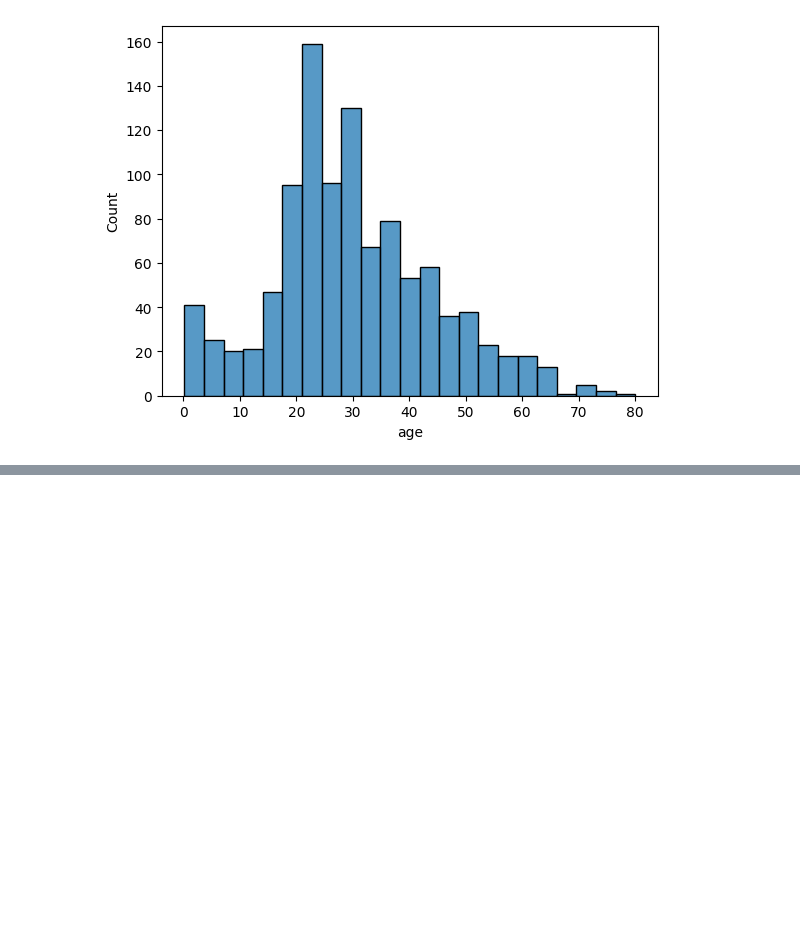
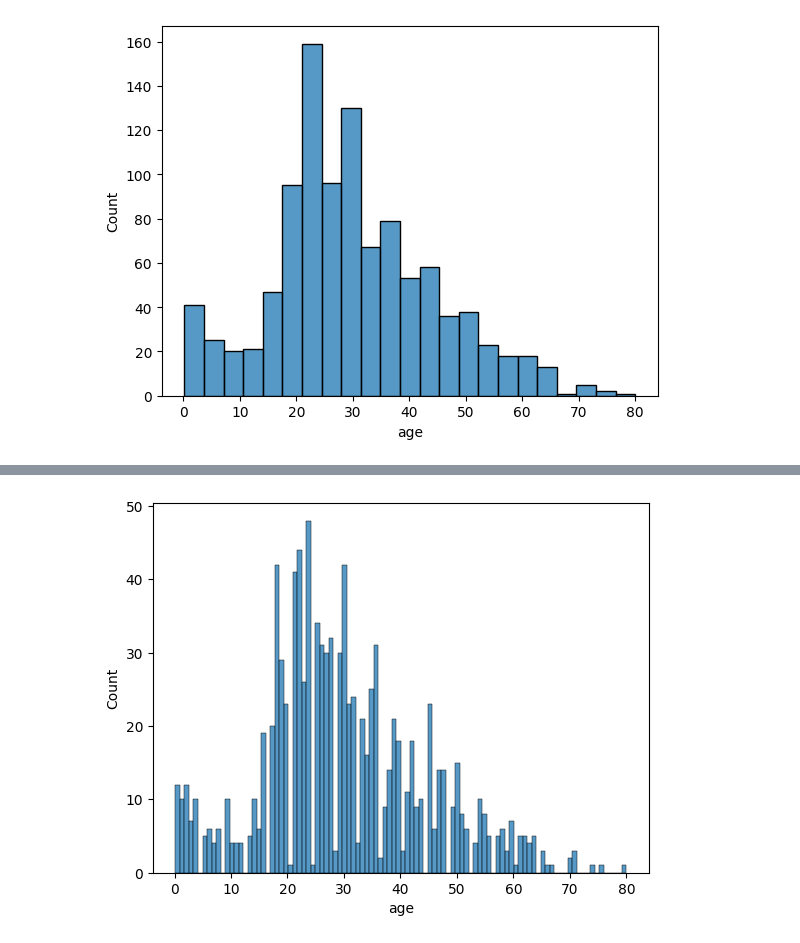
Before and after one commit to subhamoydatta703/Pandas-Seaborn-Scikit-Learn, a Jupyter notebook: seaborn/day1.ipynb, the cells around one changed output, grey strips where cells are left out. Saved outputs shown, nothing was run; the diff lists cells and outputs as text; code cells hidden in the pictures; blank space fills up the shorter version.

Commit message:
feat: add seaborn day1 notebook covering count, distribution, and box plots with Titanic dataset

```diff
--- a/seaborn/day1.ipynb
+++ b/seaborn/day1.ipynb
@@ -59,0 +102,5 @@ plt.show()
+# %%
+sns.histplot(data=df, x="age", bins=100)
+plt.show()
+# %% [output]
+[figure, added]
```
Also changed, not shown: parts of 3 cells of this notebook, 1 other file.
